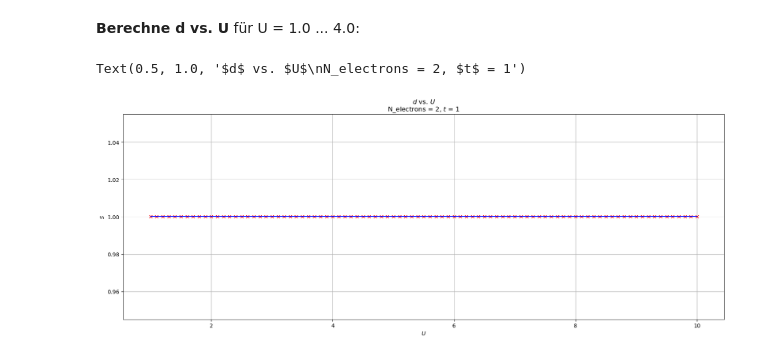
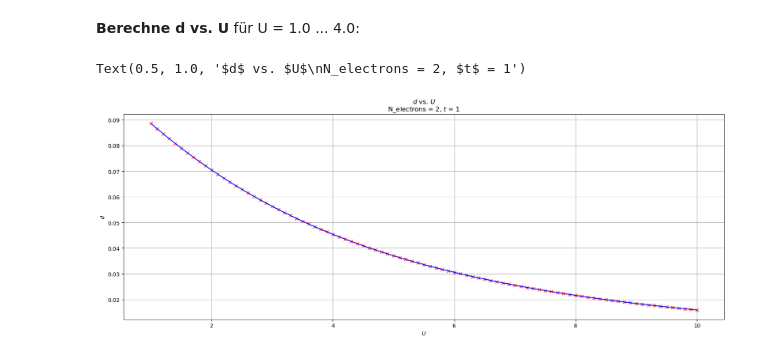
Before and after one commit to alexanderwurm/Hubbard-triangle, a Jupyter notebook: Hubbard triangle.ipynb, the cells around one changed output. Saved outputs shown, nothing was run; the diff lists cells and outputs as text; code cells hidden in the pictures.

```diff
--- a/Hubbard triangle.ipynb
+++ b/Hubbard triangle.ipynb
@@ -146,18 +147,18 @@ for Ui in U:
                 res1 = up(states[k])[0] * down(states[k])[0]
                 res2 = up(states[k])[1] * down(states[k])[1]
                 res3 = up(states[k])[2] * down(states[k])[2]
-                du_avg += (res1 + res2 + res3) / NSITES
+                du_avg += x**2 * (res1 + res2 + res3) / NSITES
 
     dUi.append(du_avg/cnt)
 # %%
 plt.rcParams['figure.figsize'] = [20, 7]
 plt.rcParams['figure.dpi'] = 100
 plt.plot(U, dUi, 'rx')
 plt.plot(U, dUi, 'b')
 plt.grid()
 plt.xlabel("$U$")
-plt.ylabel(r"$S$")
+plt.ylabel(r"$d$")
 plt.title(r"$d$ vs. $U$" "\n" "N_electrons = {:g}, $t$ = {:g}" .format(N_electrons, t))
 # %% [output]
 Text(0.5, 1.0, '$d$ vs. $U$\nN_electrons = 2, $t$ = 1')
-[figure, old version]
+[figure, new version]
```
Also changed, not shown: parts of 3 cells of this notebook.
